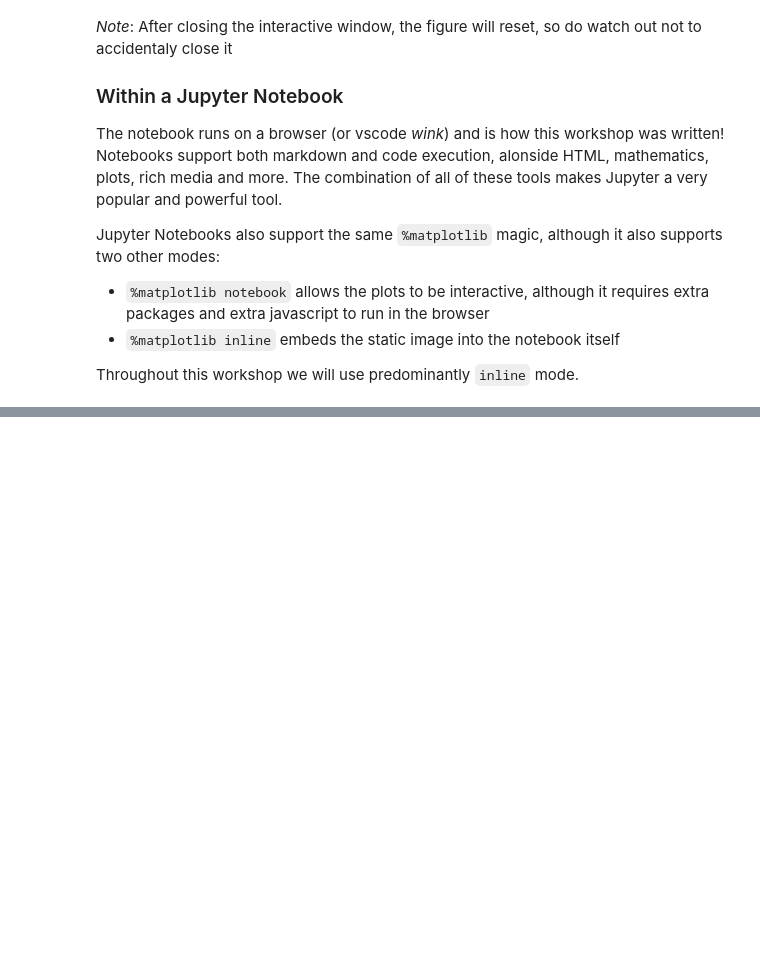
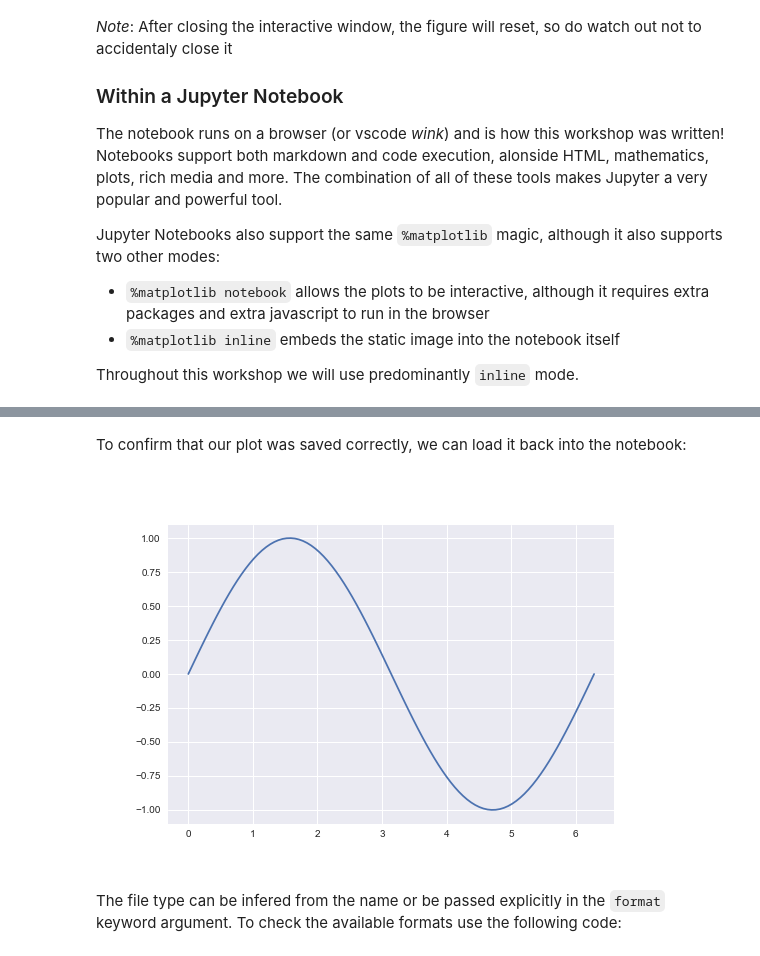
Before and after one commit to tiagodusilva/workshop-python-data-science-tools, a Jupyter notebook: Matplotlib.ipynb, the cells around one changed output, grey strips where cells are left out. Drawn from its saved outputs; the diff is of its cells as text; code cells hidden in the pictures; blank space fills up the shorter version.

```diff
--- a/Matplotlib.ipynb
+++ b/Matplotlib.ipynb
@@ -92,0 +95,9 @@ TODO : PICTURE STUFF UWU
+# %% [markdown]
+To confirm that our plot was saved correctly, we can load it back into the notebook:
+# %%
+from IPython.display import Image
+Image('my_plot.png')
+# %% [output]
+[figure, added]
+# %% [markdown]
+The file type can be infered from the name or be passed explicitly in the `format` keyword argument. To check the available formats use the following code:
```
Also changed, not shown: parts of 8 cells of this notebook, 3 other files.
